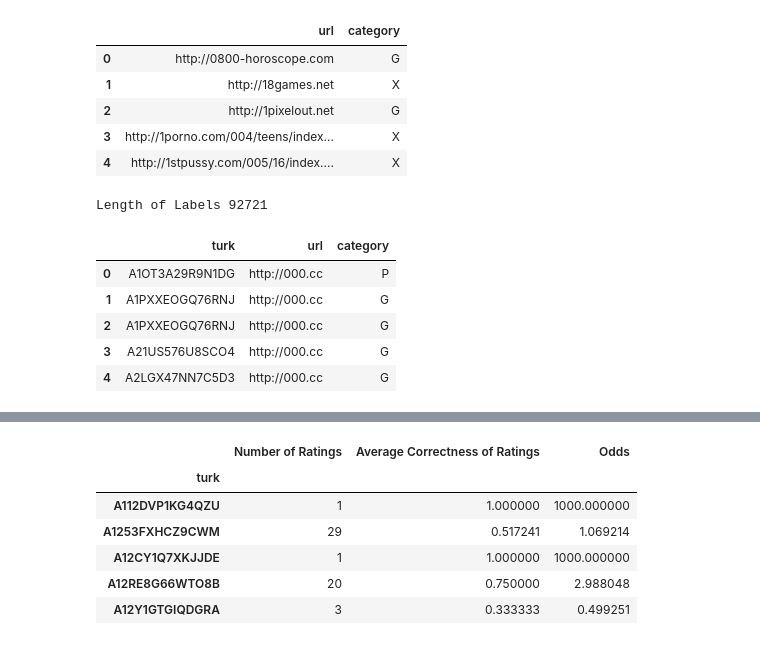
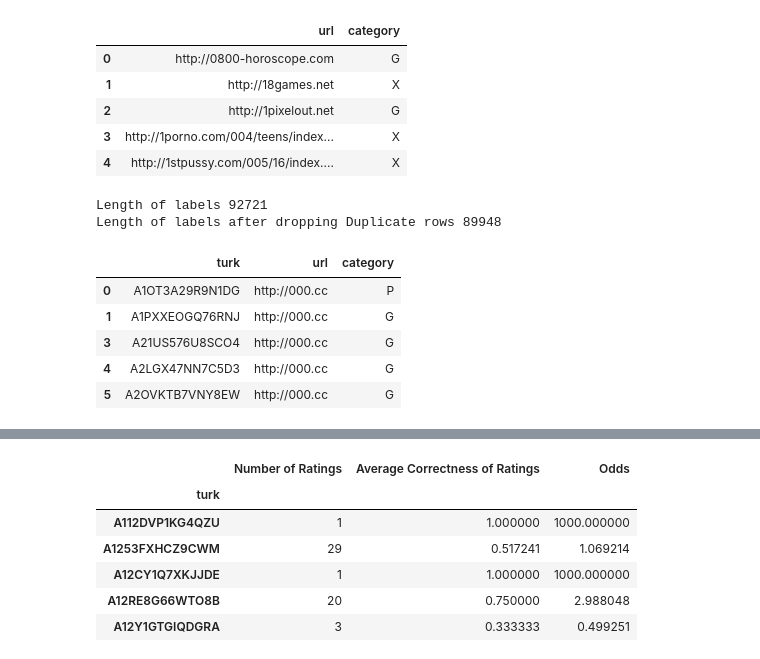
Before and after one commit to rohitashwachaks/MIS-S381N, a Jupyter notebook: assignment-3/assignment3.ipynb, the cells around one changed output, grey strips where cells are left out. Saved outputs shown, nothing was run; the diff lists cells and outputs as text; code cells hidden in the pictures.

```diff
--- a/assignment-3/assignment3.ipynb
+++ b/assignment-3/assignment3.ipynb
@@ -43,13 +43,17 @@ Length of gold after dropping duplicate urls 1517
 # %%
 labels = pd.read_csv("labels.txt", sep = "\t", header=None)
 labels.columns = ["turk","url","category"]
-print("Length of Labels",len(labels))
-labels.head()
+print("Length of labels",len(labels))
+labels.drop_duplicates(subset=["turk","url","category"], inplace=True)
+print("Length of labels after dropping Duplicate rows",len(labels))
+s))
+labels.he
 # %% [output]
-Length of Labels 92721
+Length of labels 92721
+Length of labels after dropping Duplicate rows 89948
 |  | turk | url | category |
 | 0 | A1OT3A29R9N1DG | http://000.cc | P |
 | 1 | A1PXXEOGQ76RNJ | http://000.cc | G |
-| 2 | A1PXXEOGQ76RNJ | http://000.cc | G |
 | 3 | A21US576U8SCO4 | http://000.cc | G |
 | 4 | A2LGX47NN7C5D3 | http://000.cc | G |
+| 5 | A2OVKTB7VNY8EW | http://000.cc | G |
```
Also changed, not shown: parts of 41 cells of this notebook, 1 other file.
